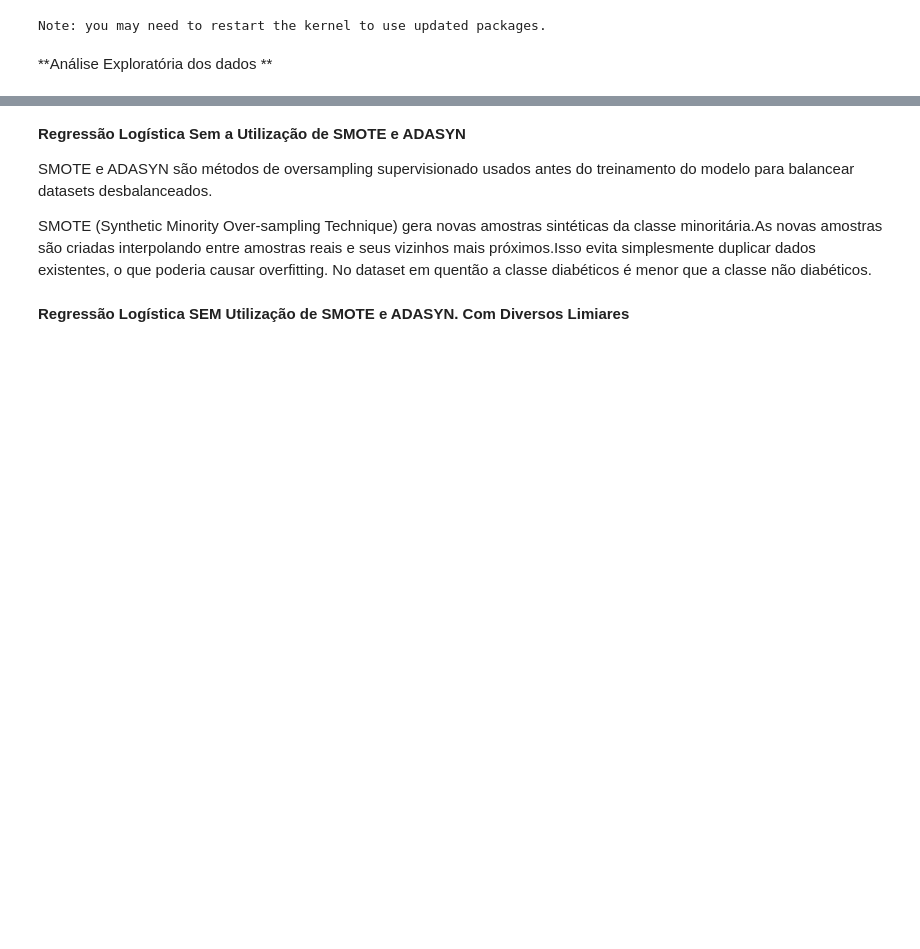
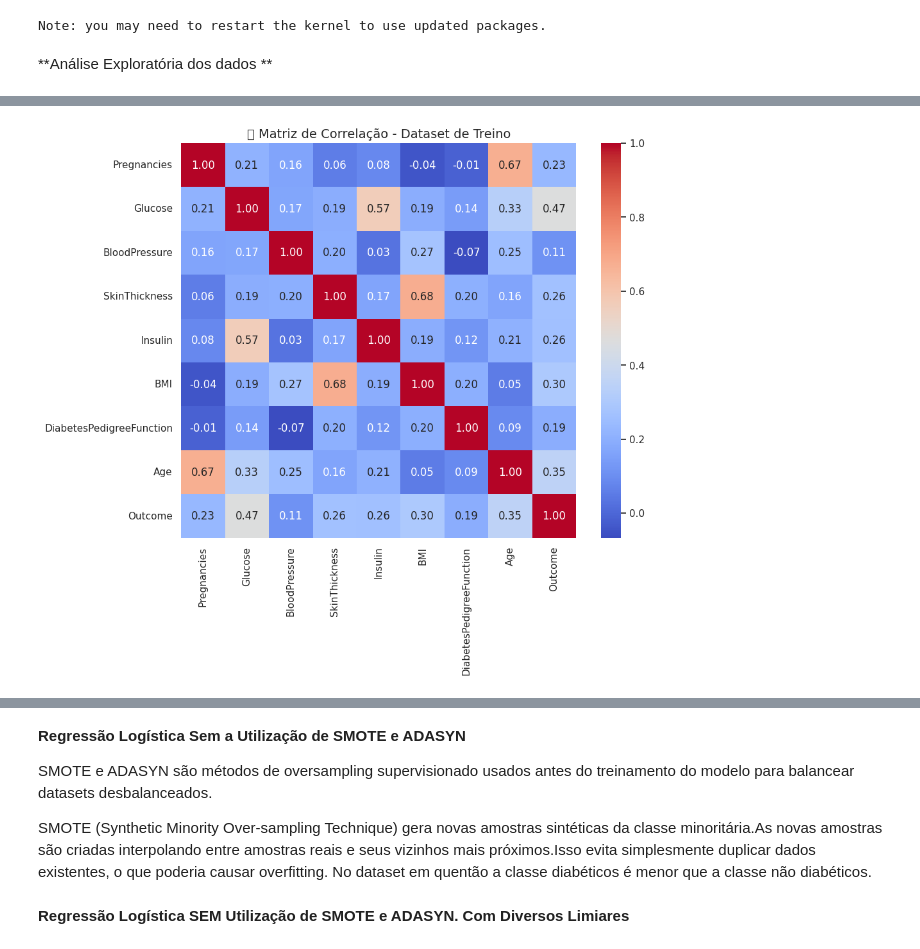
Before and after one commit to pcbrom/perceptron-mlp-cnn, a Jupyter notebook: regressao_logistica.ipynb, the cells around one changed output, grey strips where cells are left out. Saved outputs shown, nothing was run; the diff lists cells and outputs as text; code cells hidden in the pictures; blank space fills up the shorter version.

```diff
--- a/regressao_logistica.ipynb
+++ b/regressao_logistica.ipynb
@@ -81,0 +93,8 @@ for feature in features_to_plot:
+# %%
+# Matriz de Correlação
+plt.figure(figsize=(10, 8))
+sns.heatmap(df_train.corr(), annot=True, fmt=".2f", cmap="coolwarm", square=True)
+plt.title("🔍 Matriz de Correlação - Dataset de Treino", fontsize=14)
+plt.show()
+# %% [output]
+[figure, added]
```
Also changed, not shown: parts of 22 cells of this notebook.
